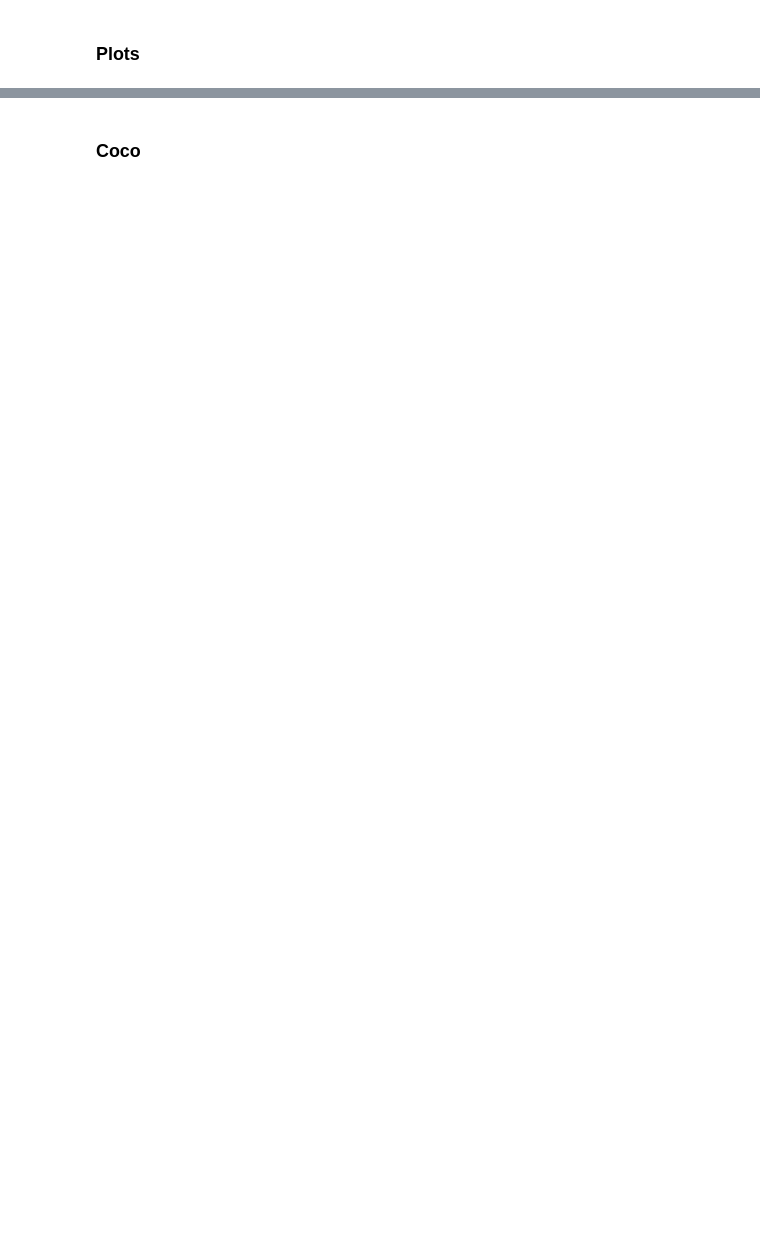
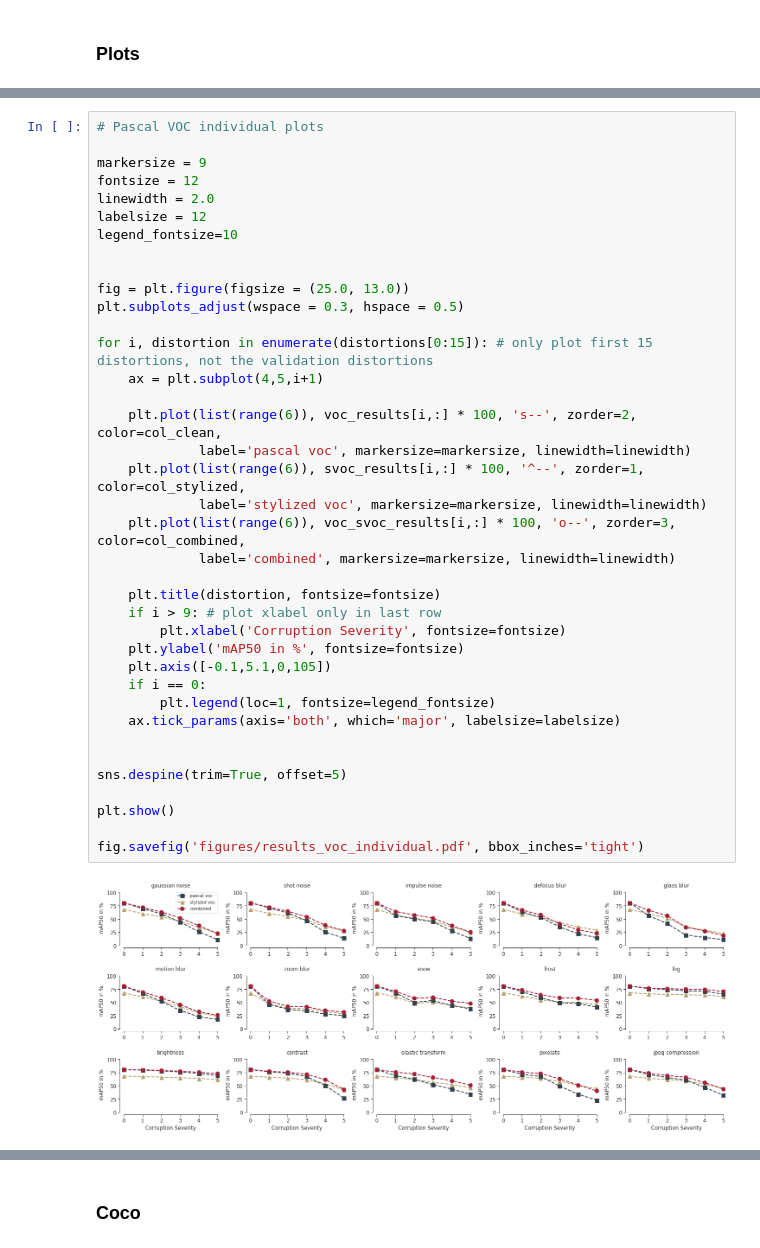
Before and after one commit to bethgelab/robust-detection-benchmark, a Jupyter notebook: plots/plots.ipynb, the cells around one changed output, grey strips where cells are left out. Drawn from its saved outputs; the diff is of its cells as text; blank space fills up the shorter version.

```diff
--- a/plots/plots.ipynb
+++ b/plots/plots.ipynb
@@ -119 +142,41 @@ fig.savefig('figures/results_voc_combined.pdf', bbox_inches='tight')
+# %%
+# Pascal VOC individual plots
+
+markersize = 9
+fontsize = 12
+linewidth = 2.0
+labelsize = 12
+legend_fontsize=10
+
+
+fig = plt.figure(figsize = (25.0, 13.0))
+plt.subplots_adjust(wspace = 0.3, hspace = 0.5)
+
+for i, distortion in enumerate(distortions[0:15]): # only plot first 15 distortions, not the validation distortions
+    ax = plt.subplot(4,5,i+1)
+
+    plt.plot(list(range(6)), voc_results[i,:] * 100, 's--', zorder=2, color=col_clean,
+             label='pascal voc', markersize=markersize, linewidth=linewidth)
+    plt.plot(list(range(6)), svoc_results[i,:] * 100, '^--', zorder=1, color=col_stylized,
+             label='stylized voc', markersize=markersize, linewidth=linewidth)
+    plt.plot(list(range(6)), voc_svoc_results[i,:] * 100, 'o--', zorder=3, color=col_combined,
+             label='combined', markersize=markersize, linewidth=linewidth)
+
+    plt.title(distortion, fontsize=fontsize)
+    if i > 9: # plot xlabel only in last row
+        plt.xlabel('Corruption Severity', fontsize=fontsize)
+    plt.ylabel('mAP50 in %', fontsize=fontsize)
+    plt.axis([-0.1,5.1,0,105])
+    if i == 0:
+        plt.legend(loc=1, fontsize=legend_fontsize)
+    ax.tick_params(axis='both', which='major', labelsize=labelsize)
+
+
+sns.despine(trim=True, offset=5)
+
+plt.show()
+
+fig.savefig('figures/results_voc_individual.pdf', bbox_inches='tight')
+# %% [output]
+[figure, added]
 # %%
```
Also changed, not shown: parts of 9 cells of this notebook, 4 other files.
